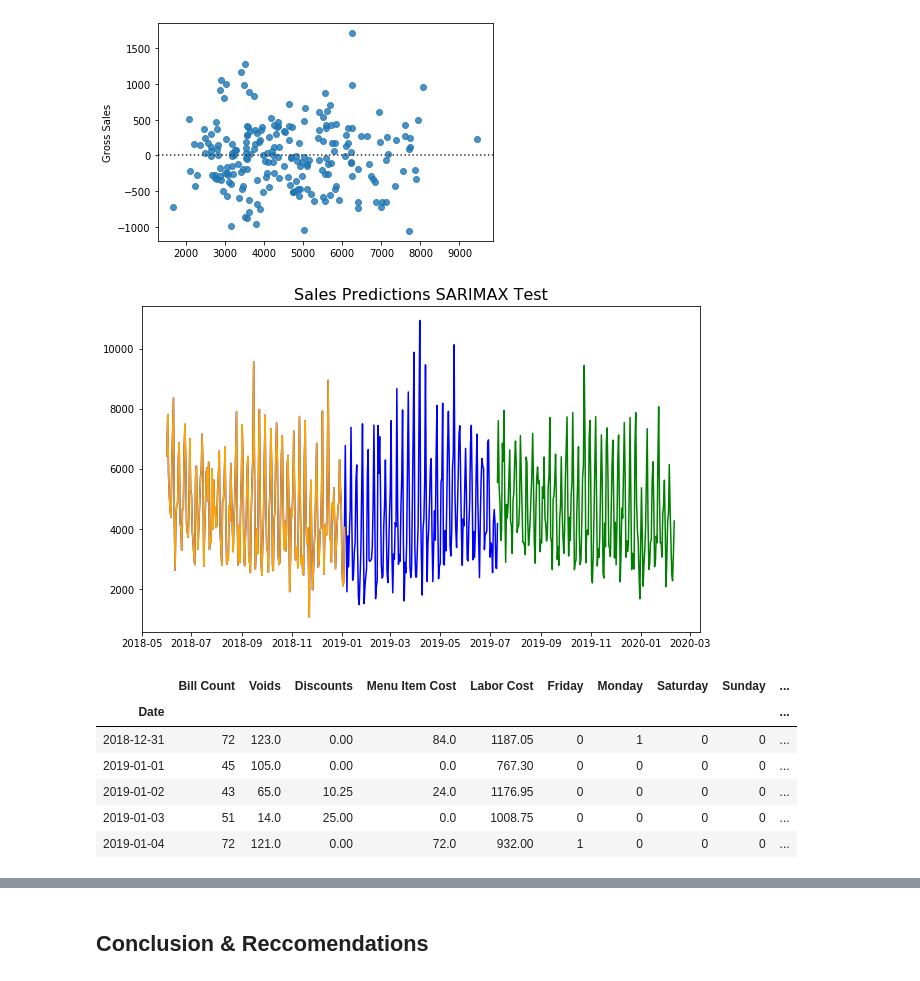
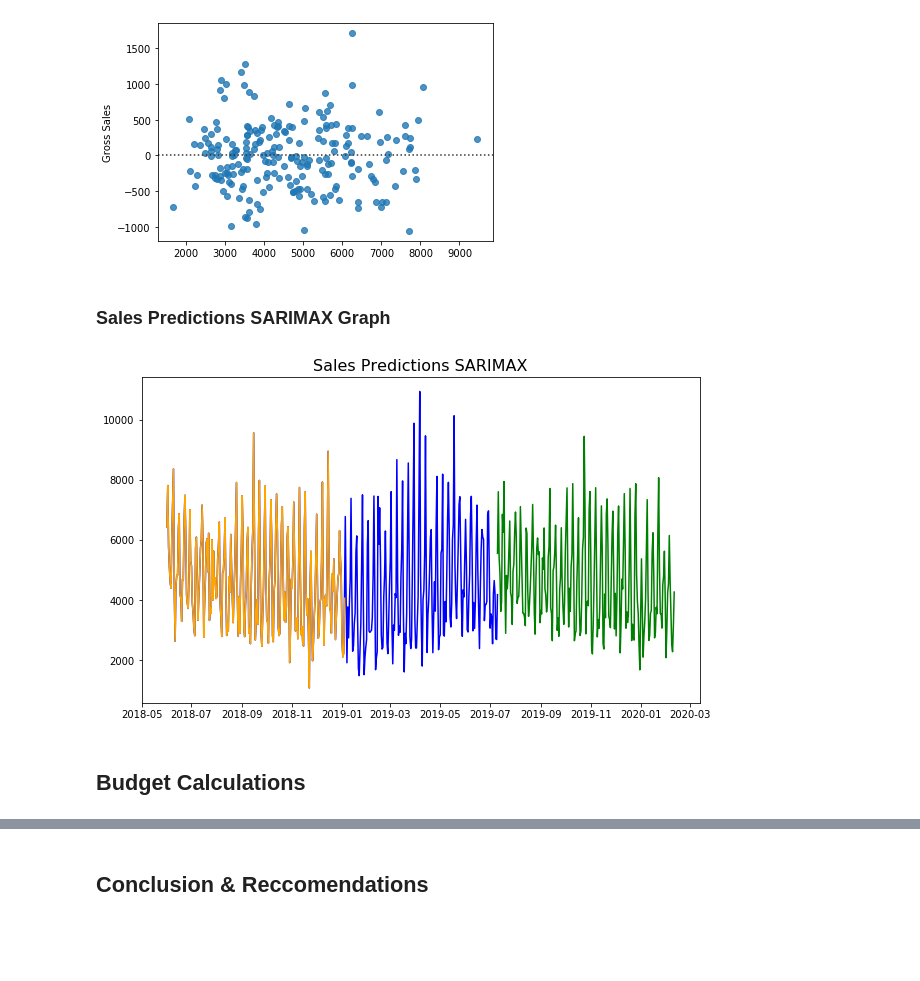
Before and after one commit to amyfbear/capstone_project, a Jupyter notebook: Main_Capstone_in_sample.ipynb, the cells around one changed output, grey strips where cells are left out. Drawn from its saved outputs; the diff is of its cells as text; code cells hidden in the pictures; blank space fills up the shorter version.

```diff
--- a/Main_Capstone_in_sample.ipynb
+++ b/Main_Capstone_in_sample.ipynb
@@ -416,11 +219,11 @@ X_train_exo = merge.iloc[:404:]
 # %%
-X_train = X_train_exo.drop("Gross Sales", axis = 1)
+X_train = X_train_exog.drop("Gross Sales", axis = 1)
 # %%
-X_test = X_test_exo.drop("Gross Sales", axis = 1)
+X_test = X_test_exog.drop("Gross Sales", axis = 1)
 # %%
-y_train = X_train_exo['Gross Sales']
+y_train = X_train_exog['Gross Sales']
 # %%
-y_test = X_test_exo['Gross Sales']
+y_test = X_test_exog['Gross Sales']
 # %% [markdown]
 ## Model Selection with AIC:
 # %%
@@ -523,24 +322,18 @@ sns.residplot(preds, y_test)
 # %% [output]
 <matplotlib.axes._subplots.AxesSubplot at 0x...>
 [figure]
+# %% [markdown]
+### Sales Predictions SARIMAX Graph
 # %%
 plt.figure(figsize=(10,6))
 plt.plot(y_train, color = 'blue')
 plt.plot(y_test, color = 'orange')
 plt.plot(preds, color = 'green')
 # plt.plot(future_forecast, color = 'black')
 
-plt.title(label = 'Sales Predictions SARIMAX Test', fontsize=16)
+plt.title(label = 'Sales Predictions SARIMAX', fontsize=16)
 plt.show();
 # %% [output]
-[figure, old version]
+[figure, new version]
-# %%
-X_test.tail()
-# %% [output]
-|  | Bill Count | Voids | Discounts | Menu Item Cost | Labor Cost | Friday | Monday | Saturday | Sunday | ... |
-| Date |  |  |  |  |  |  |  |  |  | ... |
-| 2018-12-31 | 72 | 123.0 | 0.00 | 84.0 | 1187.05 | 0 | 1 | 0 | 0 | ... |
-| 2019-01-01 | 45 | 105.0 | 0.00 | 0.0 | 767.30 | 0 | 0 | 0 | 0 | ... |
-| 2019-01-02 | 43 | 65.0 | 10.25 | 24.0 | 1176.95 | 0 | 0 | 0 | 0 | ... |
-| 2019-01-03 | 51 | 14.0 | 25.00 | 0.0 | 1008.75 | 0 | 0 | 0 | 0 | ... |
-| 2019-01-04 | 72 | 121.0 | 0.00 | 72.0 | 932.00 | 1 | 0 | 0 | 0 | ... |
+# %% [markdown]
+## Budget Calculations
```
Also changed, not shown: parts of 76 cells of this notebook.
